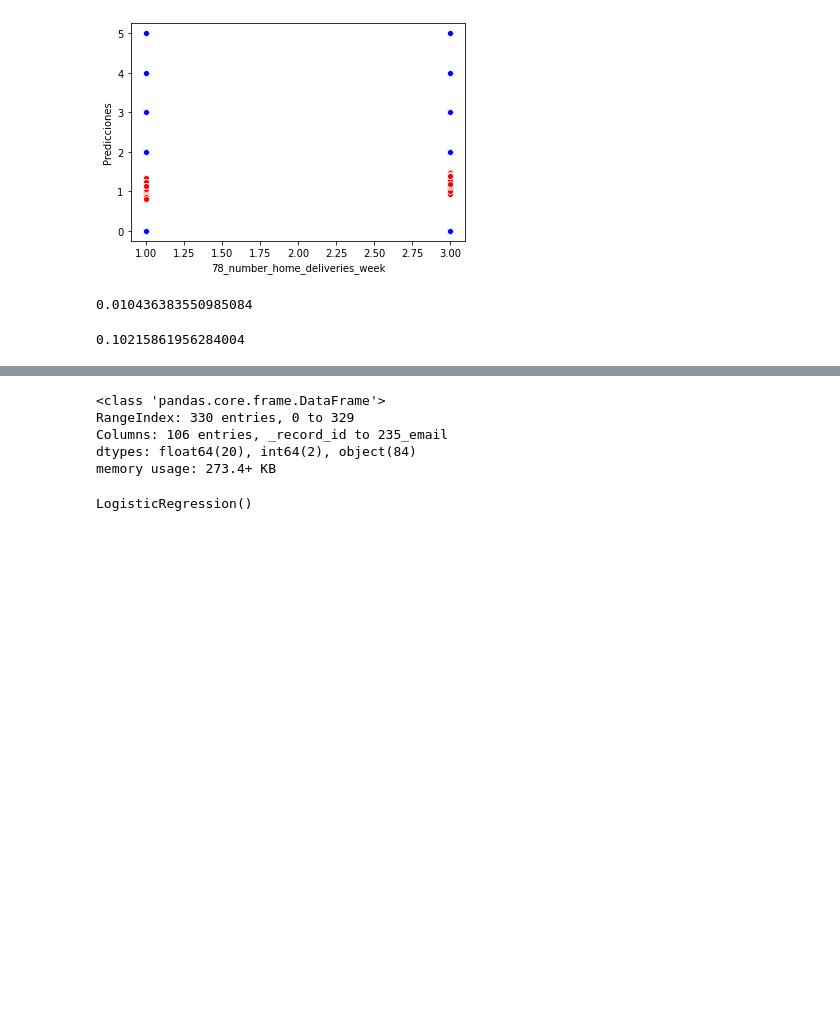
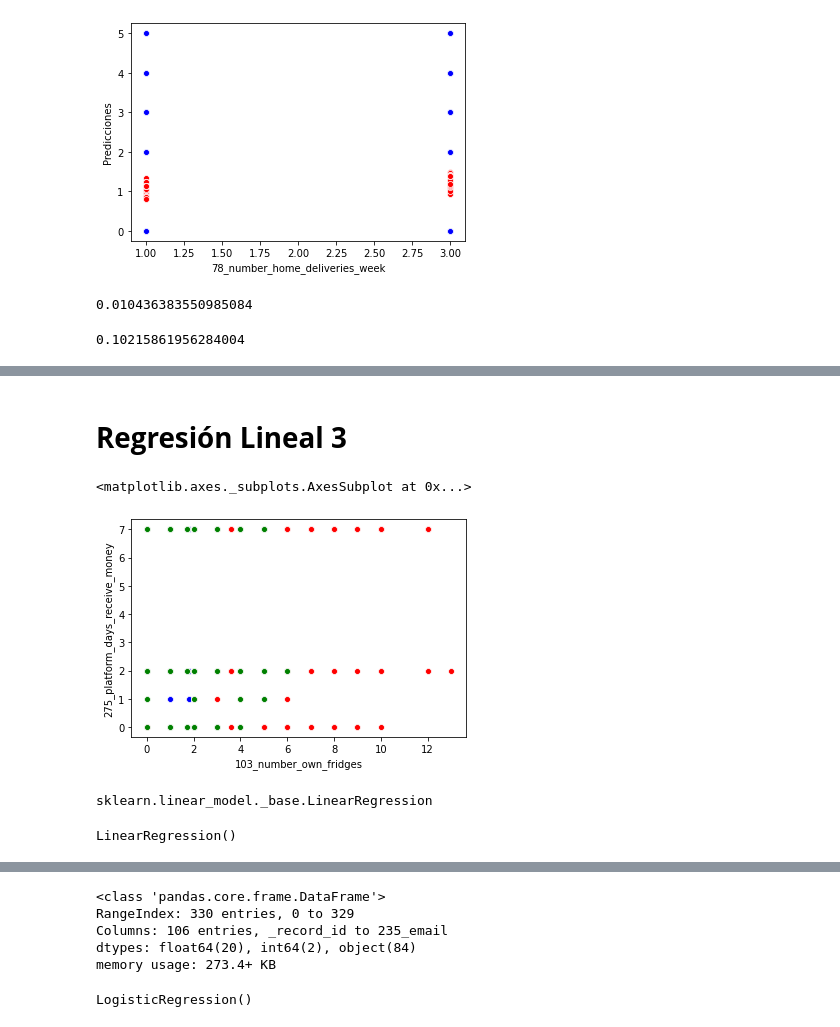
Before and after one commit to saloabdala/Actividad-4, a Jupyter notebook: Actividad_4_(Regresión_lineal_y_logística)_tarea.ipynb, the cells around one changed output, grey strips where cells are left out. Drawn from its saved outputs; the diff is of its cells as text; code cells hidden in the pictures; blank space fills up the shorter version.

```diff
--- a/Actividad_4_(Regresión_lineal_y_logística)_tarea.ipynb
+++ b/Actividad_4_(Regresión_lineal_y_logística)_tarea.ipynb
@@ -335,0 +430,12 @@ coef_Correl
+# %% [markdown]
+# **Regresión Lineal 3**
+# %%
+#Se grafican mapas de dispersión de las variables 3 variables
+from turtle import color
+
+sns.scatterplot(x='172_supplier_frequency',y='275_platform_days_receive_money',color='blue',data=data3_iqr)
+sns.scatterplot(x='104_how_many_shelves_does_the_micro_retailer_have',y='275_platform_days_receive_money',color='red',data=data3_iqr)
+sns.scatterplot(x='103_number_own_fridges',y='275_platform_days_receive_money',color='green',data=data3_iqr)
+# %% [output]
+<matplotlib.axes._subplots.AxesSubplot at 0x...>
+[figure, added]
@@ -335,0 +450,10 @@ coef_Correl
+# %%
+#Verificamos la función relacionada al modelo
+type(model3)
+# %% [output]
+sklearn.linear_model._base.LinearRegression
+# %%
+#Ajustamos el modelo con las variables antes declaradas
+model3.fit(X=Var_Indep, y=Var_Dep)
+# %% [output]
+LinearRegression()
```
Also changed, not shown: parts of 52 cells of this notebook.
